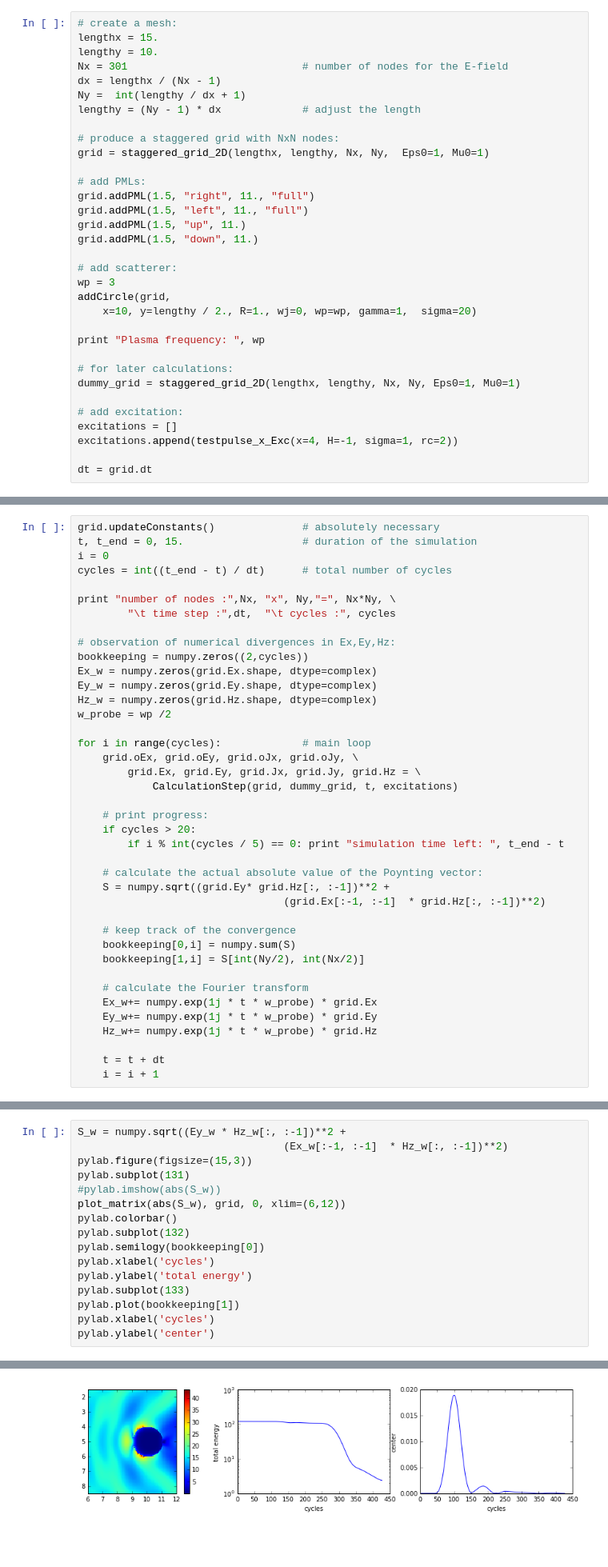
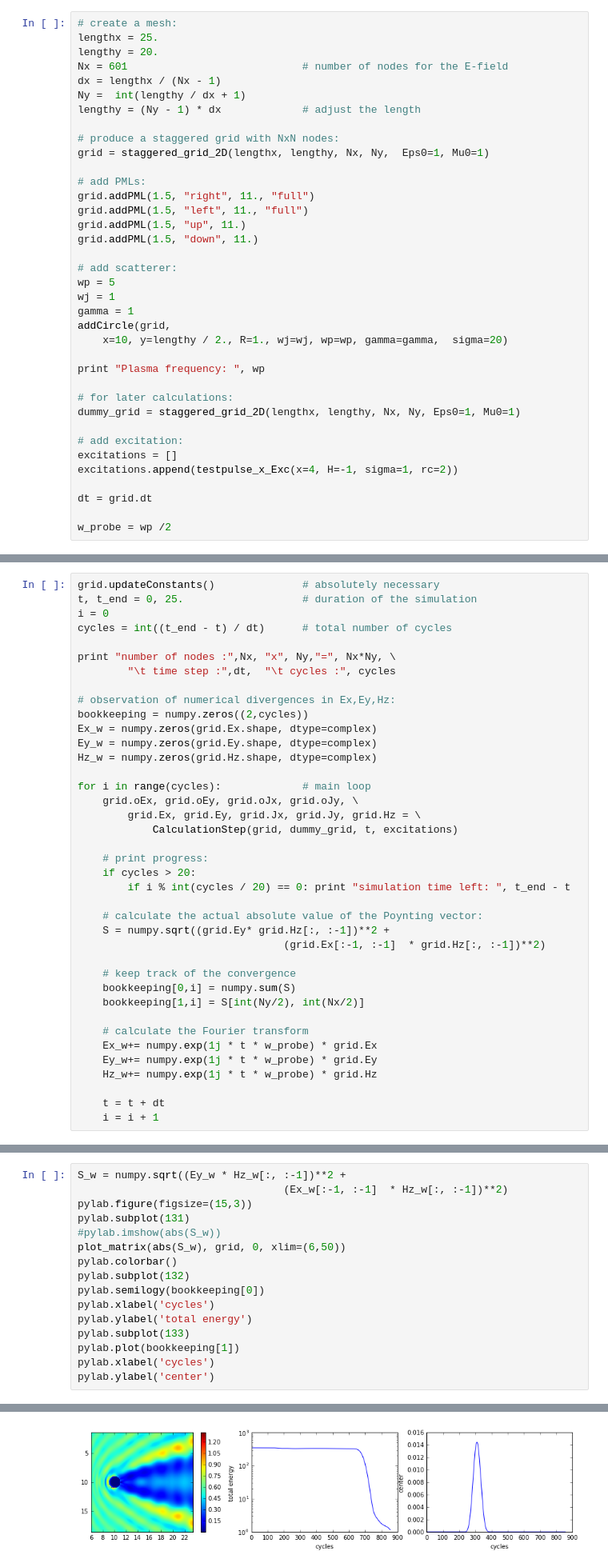
Before and after one commit to richard-ciesielski/py2dFDTD, a Jupyter notebook: exampleFDTD.ipynb, the cells around one changed output, grey strips where cells are left out. Shown at 80% size. Cells and saved outputs as stored; diff of their text form; blank space fills up the shorter version.

```diff
--- a/exampleFDTD.ipynb
+++ b/exampleFDTD.ipynb
@@ -29,9 +26,9 @@ The autoreload extension is already loaded. To reload it, use:
 ## Setting up the simulation
 # %%
 # create a mesh:
-lengthx = 15.
-lengthy = 10.
-Nx = 301                            # number of nodes for the E-field
+lengthx = 25.
+lengthy = 20.
+Nx = 601                            # number of nodes for the E-field
 dx = lengthx / (Nx - 1)
 Ny =  int(lengthy / dx + 1)
 lengthy = (Ny - 1) * dx             # adjust the length
@@ -46,9 +43,11 @@ grid.addPML(1.5, "up", 11.)
 grid.addPML(1.5, "down", 11.)
 
 # add scatterer:
-wp = 3
+wp = 5
+wj = 1
+gamma = 1
 addCircle(grid,
-    x=10, y=lengthy / 2., R=1., wj=0, wp=wp, gamma=1,  sigma=20)
+    x=10, y=lengthy / 2., R=1., wj=wj, wp=wp, gamma=gamma,  sigma=20)
 
 print "Plasma frequency: ", wp
 
@@ -60,4 +59,6 @@ excitations = []
 excitations.append(testpulse_x_Exc(x=4, H=-1, sigma=1, rc=2))
 
 dt = grid.dt
+
+w_probe = wp /2
 # %% [output]
@@ -66,7 +80,7 @@ Plasma frequency:  3
 ## Executing the simulation
 # %%
 grid.updateConstants()              # absolutely necessary
-t, t_end = 0, 15.                   # duration of the simulation
+t, t_end = 0, 25.                   # duration of the simulation
 i = 0
 cycles = int((t_end - t) / dt)      # total number of cycles
 
@@ -78,7 +92,6 @@ bookkeeping = numpy.zeros((2,cycles))
 Ex_w = numpy.zeros(grid.Ex.shape, dtype=complex)
 Ey_w = numpy.zeros(grid.Ey.shape, dtype=complex)
 Hz_w = numpy.zeros(grid.Hz.shape, dtype=complex)
-w_probe = wp /2
 
 for i in range(cycles):             # main loop
     grid.oEx, grid.oEy, grid.oJx, grid.oJy, \
@@ -87,7 +100,7 @@ for i in range(cycles):             # main loop
 
     # print progress:
     if cycles > 20:
-        if i % int(cycles / 5) == 0: print "simulation time left: ", t_end - t
+        if i % int(cycles / 20) == 0: print "simulation time left: ", t_end - t
 
     # calculate the actual absolute value of the Poynting vector:
     S = numpy.sqrt((grid.Ey* grid.Hz[:, :-1])**2 +
@@ -117,22 +140,22 @@ simulation time left:  0.125
 # %%
 S_w = numpy.sqrt((Ey_w * Hz_w[:, :-1])**2 +
                                  (Ex_w[:-1, :-1]  * Hz_w[:, :-1])**2)
 pylab.figure(figsize=(15,3))
 pylab.subplot(131)
 #pylab.imshow(abs(S_w))
-plot_matrix(abs(S_w), grid, 0, xlim=(6,12))
+plot_matrix(abs(S_w), grid, 0, xlim=(6,50))
 pylab.colorbar()
 pylab.subplot(132)
 pylab.semilogy(bookkeeping[0])
 pylab.xlabel('cycles')
 pylab.ylabel('total energy')
 pylab.subplot(133)
 pylab.plot(bookkeeping[1])
 pylab.xlabel('cycles')
 pylab.ylabel('center')
 # %% [output]
 <matplotlib.text.Text at 0x...>
-[figure, old version]
+[figure, new version]
 # %%
 numpy.sum(S)
 # %% [output]
```
Also changed, not shown: parts of 4 cells of this notebook.
